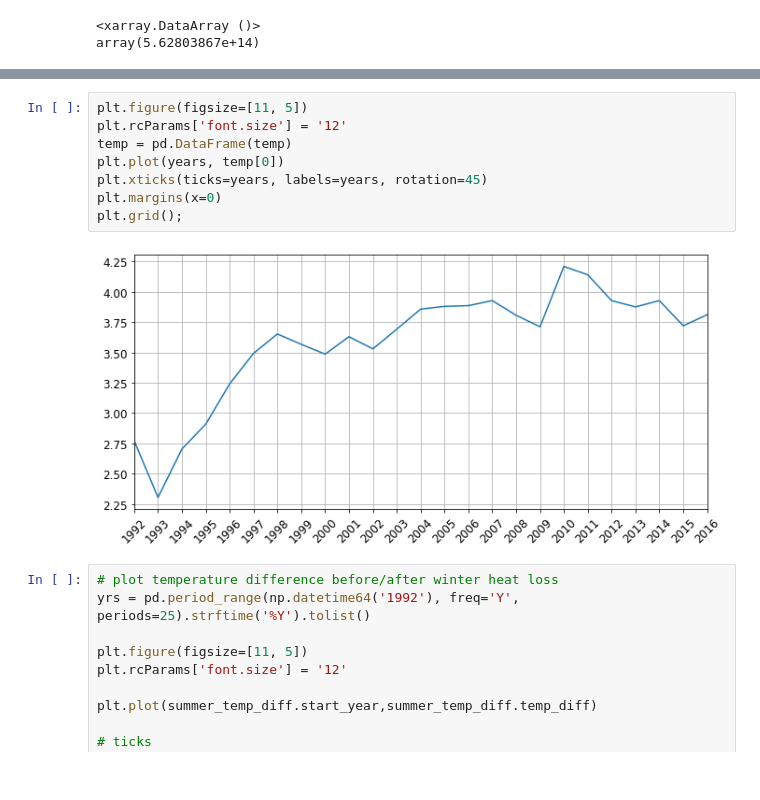
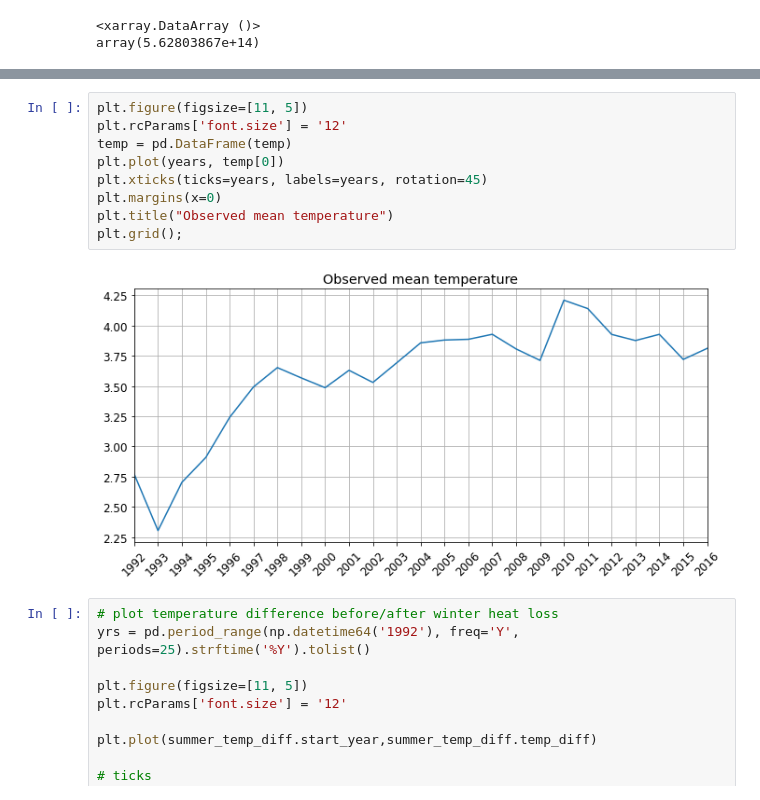
Before and after one commit to mjzahn/ecco, a Jupyter notebook: Zahn Qualifying Exam_edits.ipynb, the cells around one changed output, grey strips where cells are left out. Saved outputs shown, nothing was run; the diff lists cells and outputs as text.

```diff
--- a/Zahn Qualifying Exam_edits.ipynb
+++ b/Zahn Qualifying Exam_edits.ipynb
@@ -604,13 +604,14 @@ print(summer_temp_diff)
 # %%
 plt.figure(figsize=[11, 5])
 plt.rcParams['font.size'] = '12'
 temp = pd.DataFrame(temp)
 plt.plot(years, temp[0])
 plt.xticks(ticks=years, labels=years, rotation=45)
 plt.margins(x=0)
+plt.title("Observed mean temperature")
 plt.grid();
 # %% [output]
-[figure, old version]
+[figure, new version]
 # %%
 # plot temperature difference before/after winter heat loss
 yrs = pd.period_range(np.datetime64('1992'), freq='Y', periods=25).strftime('%Y').tolist()
```
Also changed, not shown: parts of 1 cell of this notebook.
